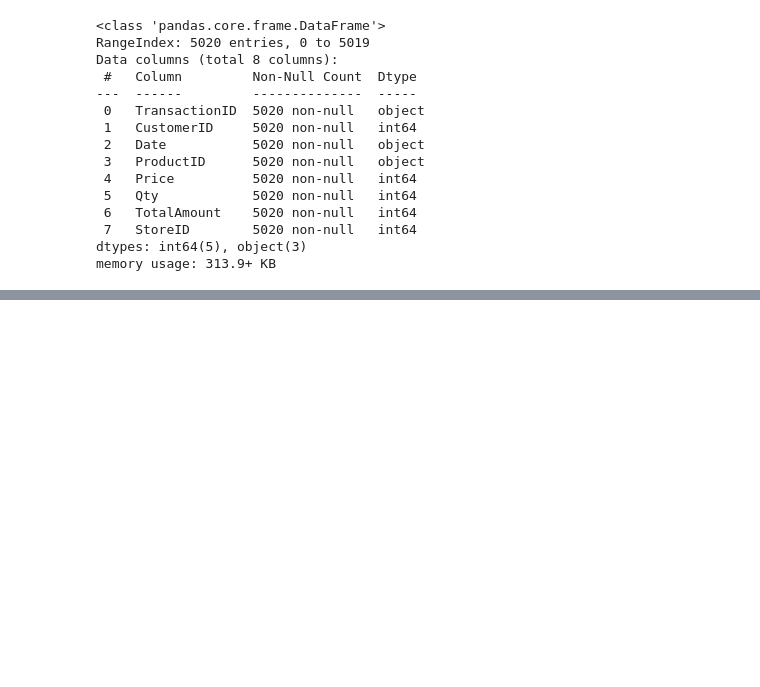
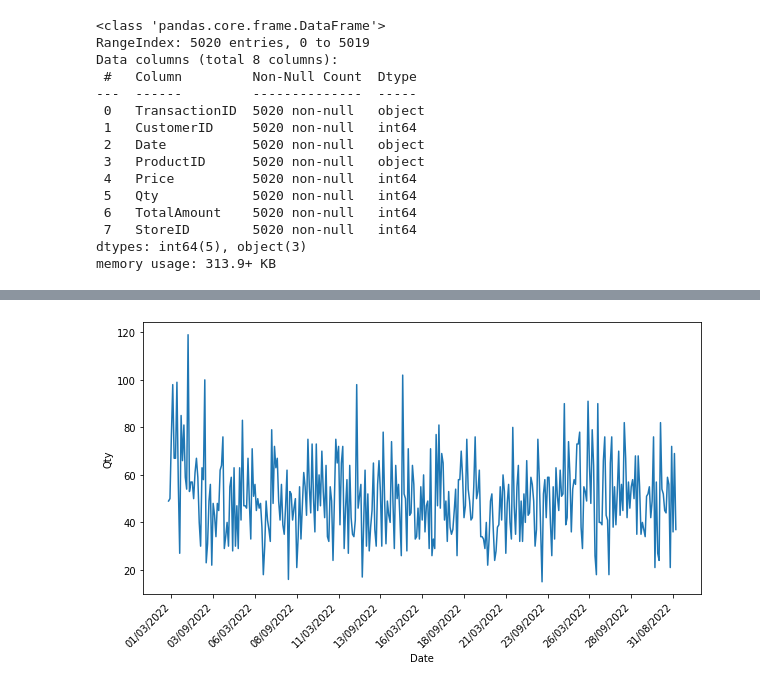
Before and after one commit to aslamfr/rakamin-data-science, a Jupyter notebook: case_regression.ipynb, the cells around one changed output, grey strips where cells are left out. Saved outputs shown, nothing was run; the diff lists cells and outputs as text; code cells hidden in the pictures; blank space fills up the shorter version.

```diff
--- a/case_regression.ipynb
+++ b/case_regression.ipynb
@@ -35,3 +38,7 @@ Data columns (total 8 columns):
  7   StoreID        5020 non-null   int64
 dtypes: int64(5), object(3)
 memory usage: 313.9+ KB
+# %%
+#Group by Date dan aggregate sum Qty
+df_date_sum = df.groupby('Date').agg({"Qty":"sum"})
+df_date_sum.head()
@@ -37,0 +53,10 @@ memory usage: 313.9+ KB
+# %%
+#Visualisasi data
+plt.figure(figsize=(10,5))
+plot = sns.lineplot(data=df_date_sum, x ="Date", y = "Qty")
+plt.xticks(rotation=45, horizontalalignment="right")
+locator = mdates.DayLocator(interval=30)
+plot.xaxis.set_major_locator(locator)
+plt.show()
+# %% [output]
+[figure, added]
```
Also changed, not shown: parts of 2 cells of this notebook.
